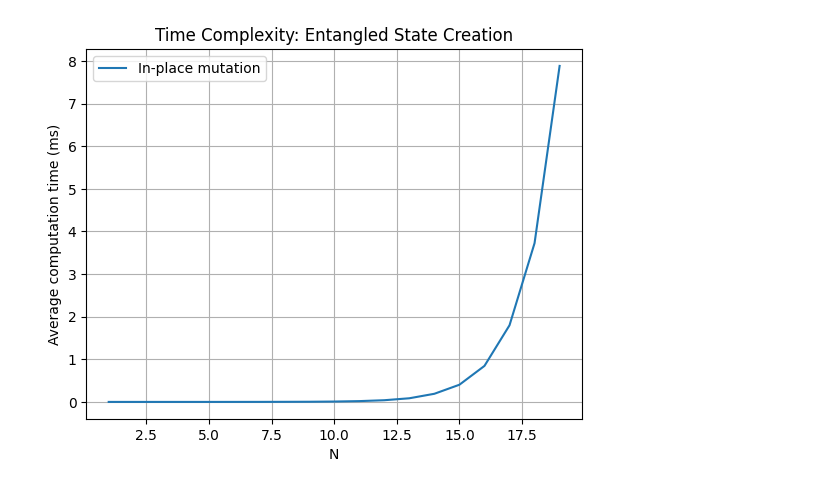
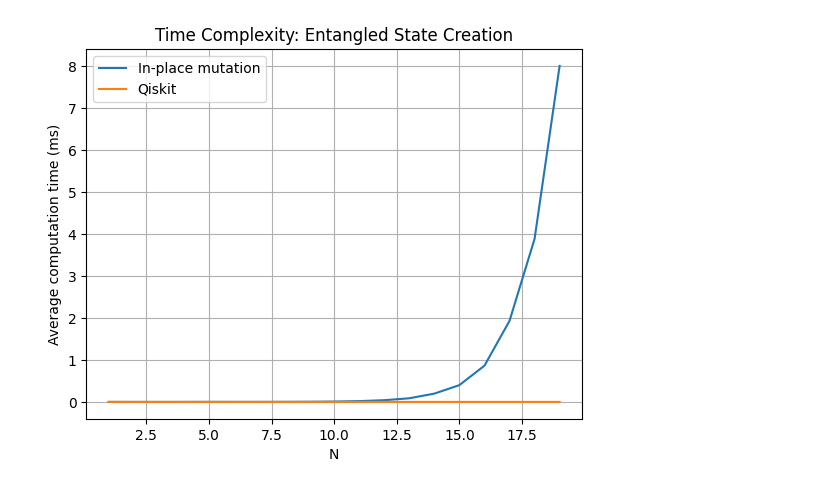
Before and after one commit to jurijw/EPyR, a Jupyter notebook: Benchmarks/time_circuits.ipynb, the cells around one changed output. Drawn from its saved outputs; the diff is of its cells as text; code cells hidden in the pictures.

Commit message:
Benchmarking against qiskit.

```diff
--- a/Benchmarks/time_circuits.ipynb
+++ b/Benchmarks/time_circuits.ipynb
@@ -5,25 +9,42 @@ import timeit
 import pandas as pd
 import matplotlib.pyplot as plt
 # %%
-def n_qubit_entanglement(N):
+def n_qubit_entanglement_circuit(N):
     c = Circuit(N)
-    s = State(N)
     c.h(0)
     for i in range(1, N):
         c.cnot(0, i)
-
-    c.compute(s)
+    return c
-# %%
-N_MAX = 20
-times = []
-for N in range(1, N_MAX):
-    times.append(timeit.timeit(lambda: n_qubit_entanglement(N), number=1))
+# %%
+def n_qubit_entanglement_circuit_qiskit(N):
+    c = QuantumCircuit(N)
+    c.h(0)
+    for i in range(1, N):
+        c.cnot(0, i)
+    return c
+# %%
+def time_compute(c, N):
+    s = State(N)
+    c.compute(s)
+
+def time_compute_qiskit(cq):
+    job = backend.run(cq)
+
+N_MAX = 20
+times, times_qiskit = [], []
+for N in range(1, N_MAX):
+    # Setup the circuit
+    c = n_qubit_entanglement_circuit(N)
+    cq = n_qubit_entanglement_circuit_qiskit(N)
+    times.append(timeit.timeit(lambda: time_compute(c, N), number=1))
+    times_qiskit.append(timeit.timeit(lambda: time_compute_qiskit(cq), number=1))
 # %%
 plt.plot(range(1, N_MAX), times, label="In-place mutation")
+plt.plot(range(1, N_MAX), times_qiskit, label="Qiskit")
 plt.title("Time Complexity: Entangled State Creation")
 plt.xlabel("N")
 plt.ylabel("Average computation time (ms)")
 plt.legend()
 plt.grid()
 # %% [output]
-[figure, old version]
+[figure, new version]
```
Also changed, not shown: parts of 2 cells of this notebook.
